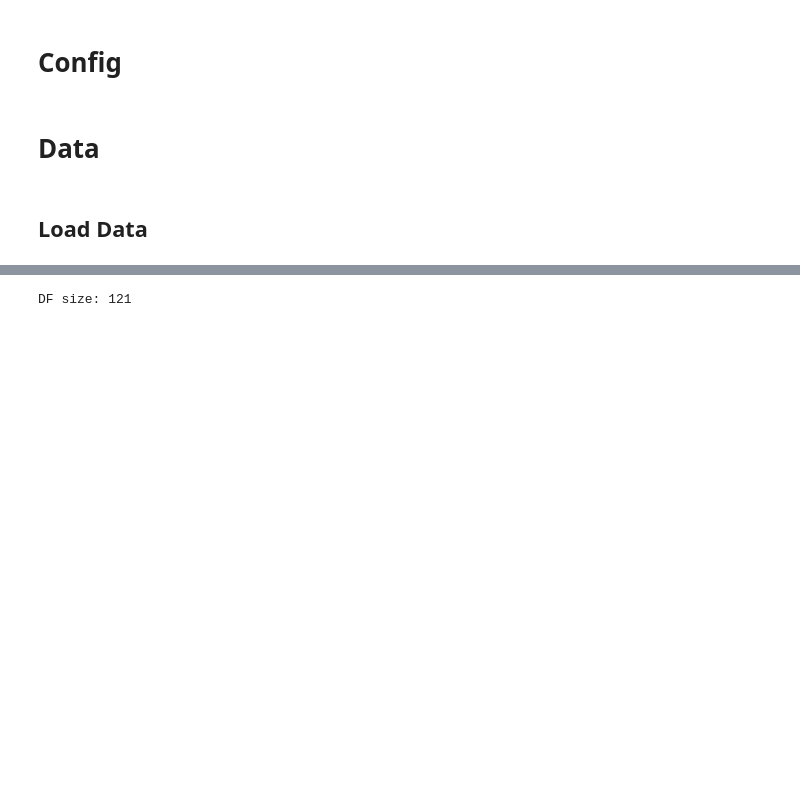
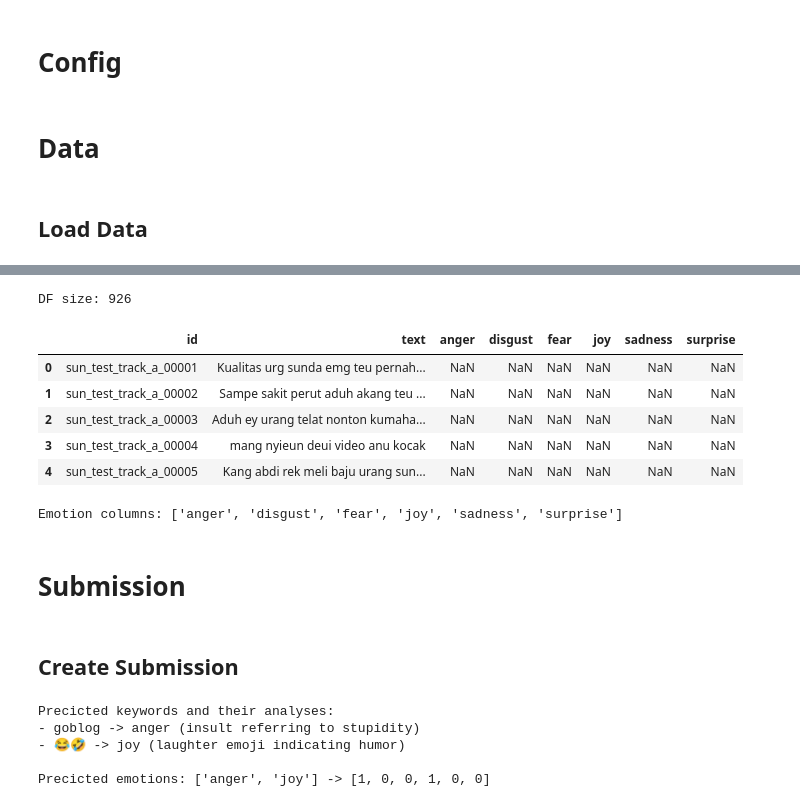
Before and after one commit to alxxtexxr/SemEval2025_Task11, a Jupyter notebook: Track_A_sun_OpenAI_API_Submission.ipynb, the cells around one changed output, grey strips where cells are left out. Cells and saved outputs as stored; diff of their text form; code cells hidden in the pictures; blank space fills up the shorter version.

```diff
--- a/Track_A_sun_OpenAI_API_Submission.ipynb
+++ b/Track_A_sun_OpenAI_API_Submission.ipynb
@@ -52,6 +33,0 @@ Emotion columns: ['anger', 'disgust', 'fear', 'joy', 'sadness', 'surprise', 'neu
-# %%
-# Omit data with 'emotion' "neutral"
-df = df[~(df['emotion'] == 'neutral')]
-print("DF size:", len(df))
-# %% [output]
-DF size: 121
@@ -249 +34,70 @@ def one_hot_encode_emotions(emotions, emotion_cols):
+# %%
+df = pd.read_csv('data/public_data_test/track_a/test/sun.csv')
+
+print("DF size:", len(df))
+df.head()
+# %% [output]
+DF size: 926
+|  | id | text | anger | disgust | fear | joy | sadness | surprise |
+| 0 | sun_test_track_a_00001 | Kualitas urg sunda emg teu pernah... | NaN | NaN | NaN | NaN | NaN | NaN |
+| 1 | sun_test_track_a_00002 | Sampe sakit perut aduh akang teu ... | NaN | NaN | NaN | NaN | NaN | NaN |
+| 2 | sun_test_track_a_00003 | Aduh ey urang telat nonton kumaha... | NaN | NaN | NaN | NaN | NaN | NaN |
+| 3 | sun_test_track_a_00004 | mang nyieun deui video anu kocak | NaN | NaN | NaN | NaN | NaN | NaN |
+| 4 | sun_test_track_a_00005 | Kang abdi rek meli baju urang sun... | NaN | NaN | NaN | NaN | NaN | NaN |
+# %%
+# Store emotion columns
+emotion_cols = [col for col in df.columns if col not in ['Unnamed: 0', 'text', 'emotion', 'id']]
+
+print("Emotion columns:", emotion_cols)
+# %% [output]
+Emotion columns: ['anger', 'disgust', 'fear', 'joy', 'sadness', 'surprise']
+# %% [markdown]
+# Submission
+# %% [markdown]
+## Create Submission
+# %%
+def get_prompt(prompt_path):
+    prompt = None
+    with open(prompt_path, 'r') as f:
+        prompt = f.read()
+    return prompt
+
+def one_hot_encode_emotions(emotions, emotion_cols=emotion_cols):
+    one_hot_emotion = [1 if emotion_col in emotions else 0 for emotion_col in emotion_cols]
+    return one_hot_emotion
+
+def get_pred_tag_content(prediction, tag_name):
+    match = re.search(fr'<{tag_name}>(.*?)</{tag_name}>', prediction, re.DOTALL)
+    tag_content = match.group(1).strip() if match else None
+    return tag_content
+
+def predict(text, prompt):
+    completion = client.chat.completions.create(
+        model='gpt-4o',
+        messages=[
+            {'role': 'system', 'content': prompt},
+            {'role': 'user', 'content': text},
+        ],
+        max_tokens=1000,
+    )
+    return completion.choices[0].message.content
+
+prediction = predict(
+    text="Cek urang mah jelema goblog teh nyaeta, jelema nu menta udud ngomong teu boga, padahal Aya sabungkus dinu pesak 😂🤣",
+    prompt=get_prompt(prompt_path),
+)
+
+keywords_pred = get_pred_tag_content(prediction, 'keywords')
+print("Precicted keywords and their analyses:")
+print(keywords_pred)
+print()
+
+emotions_pred = get_pred_tag_content(prediction, 'emotions').lower().replace("." , "").replace(" ", "").split(",")
+print("Precicted emotions:", emotions_pred, "->", one_hot_encode_emotions(emotions_pred))
+# %% [output]
+Precicted keywords and their analyses:
+- goblog -> anger (insult referring to stupidity)
+- 😂🤣 -> joy (laughter emoji indicating humor)
+
+Precicted emotions: ['anger', 'joy'] -> [1, 0, 0, 1, 0, 0]
 # %%
```
Also changed, not shown: parts of 12 cells of this notebook, 4 other files.
